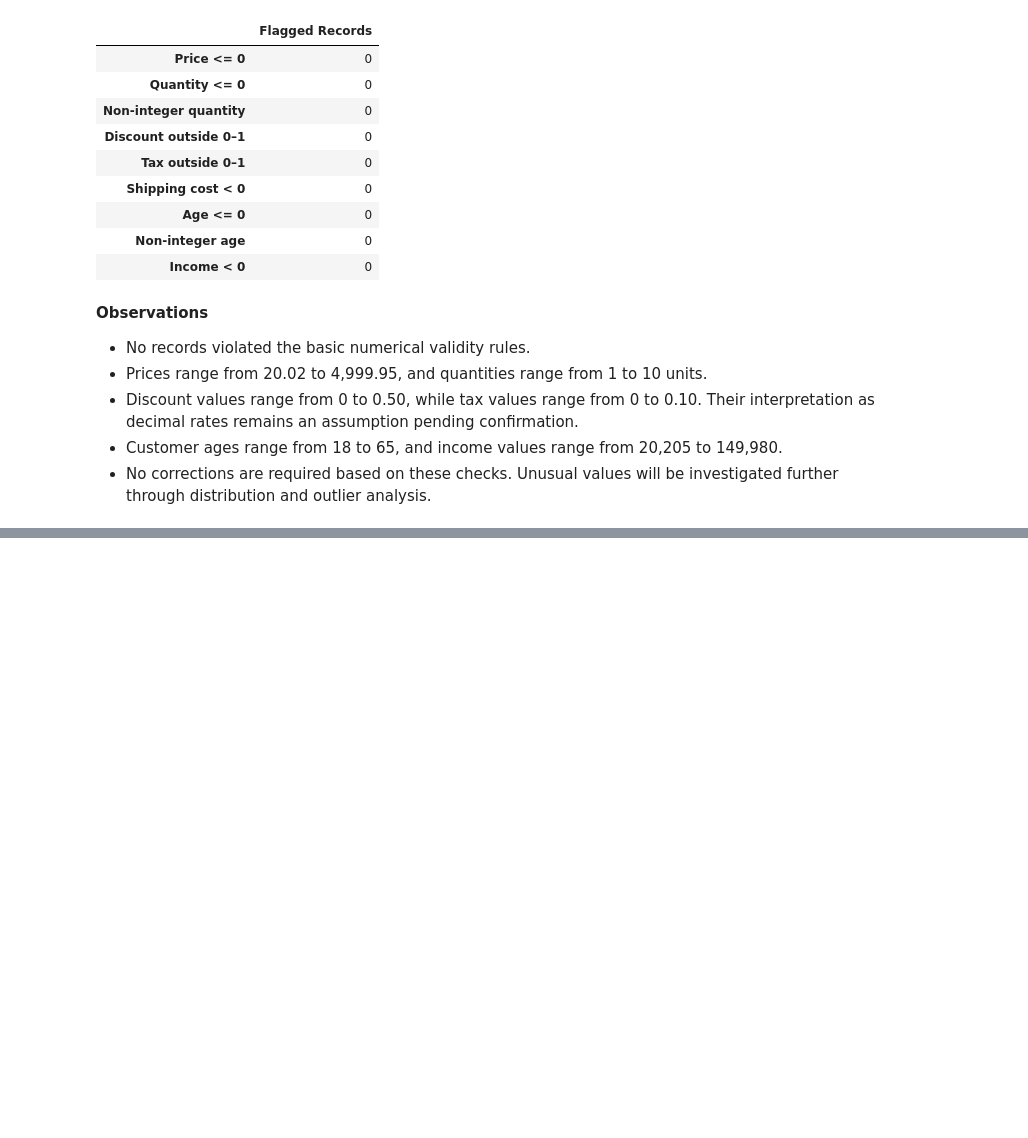
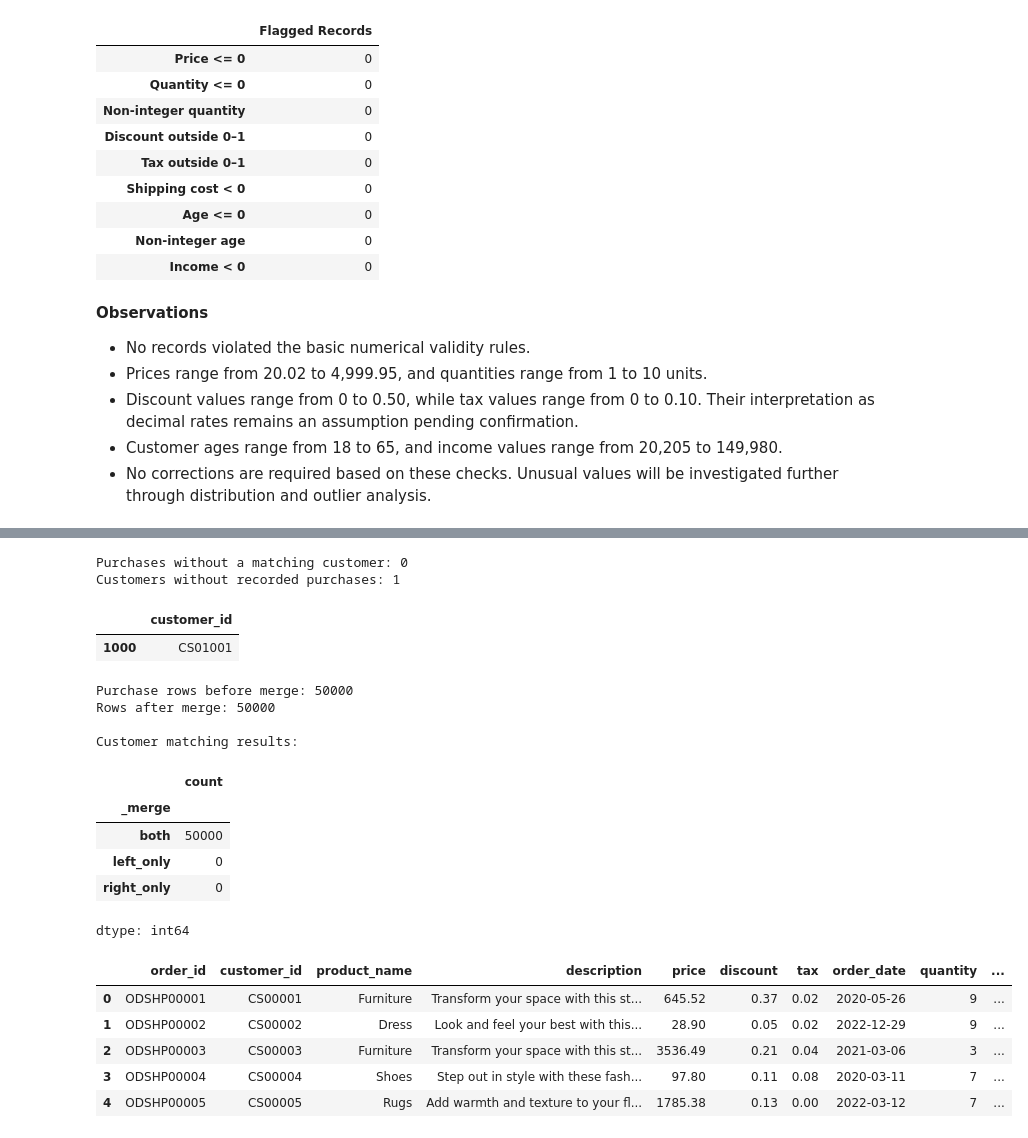
Before and after one commit to michellefengym-glitch/Market-Analysis, a Jupyter notebook: Capstone_Market_Analysis.ipynb, the cells around one changed output, grey strips where cells are left out. Drawn from its saved outputs; the diff is of its cells as text; code cells hidden in the pictures; blank space fills up the shorter version.

```diff
--- a/Capstone_Market_Analysis.ipynb
+++ b/Capstone_Market_Analysis.ipynb
@@ -310,0 +318,68 @@ Customer numerical summary:
+# %%
+# Find purchases with no matching customer
+unmatched_purchases = purchases_clean.loc[
+    ~purchases_clean["customer_id"].isin(
+        customers_clean["customer_id"]
+    )
+]
+
+print("Purchases without a matching customer:",
+      len(unmatched_purchases))
+
+# Find customers with no recorded purchases
+customers_without_purchases = customers_clean.loc[
+    ~customers_clean["customer_id"].isin(
+        purchases_clean["customer_id"]
+    )
+]
+
+print("Customers without recorded purchases:",
+      len(customers_without_purchases))
+
+display(customers_without_purchases[["customer_id"]])
+
+# Merge customer information into purchase records
+retail_data = purchases_clean.merge(
+    customers_clean,
+    on="customer_id",
+    how="left",
+    validate="many_to_one",
+    indicator=True
+)
+
+# Verify the merge
+print("\nPurchase rows before merge:", len(purchases_clean))
+print("Rows after merge:", len(retail_data))
+
+print("\nCustomer matching results:")
+display(retail_data["_merge"].value_counts())
+
+# Stop if the merge changes the number of purchase records
+assert len(retail_data) == len(purchases_clean), \
+    "The merge changed the number of purchase records."
+
+# Remove the temporary matching indicator
+retail_data = retail_data.drop(columns="_merge")
+
+display(retail_data.head())
+# %% [output]
+Purchases without a matching customer: 0
+Customers without recorded purchases: 1
+|  | customer_id |
+| 1000 | CS01001 |
+Purchase rows before merge: 50000
+Rows after merge: 50000
+
+Customer matching results:
+|  | count |
+| _merge |  |
+| both | 50000 |
+| left_only | 0 |
+| right_only | 0 |
+dtype: int64
+|  | order_id | customer_id | product_name | description | price | discount | tax | order_date | quantity | ... |
+| 0 | ODSHP00001 | CS00001 | Furniture | Transform your space with this st... | 645.52 | 0.37 | 0.02 | 2020-05-26 | 9 | ... |
+| 1 | ODSHP00002 | CS00002 | Dress | Look and feel your best with this... | 28.90 | 0.05 | 0.02 | 2022-12-29 | 9 | ... |
+| 2 | ODSHP00003 | CS00003 | Furniture | Transform your space with this st... | 3536.49 | 0.21 | 0.04 | 2021-03-06 | 3 | ... |
+| 3 | ODSHP00004 | CS00004 | Shoes | Step out in style with these fash... | 97.80 | 0.11 | 0.08 | 2020-03-11 | 7 | ... |
+| 4 | ODSHP00005 | CS00005 | Rugs | Add warmth and texture to your fl... | 1785.38 | 0.13 | 0.00 | 2022-03-12 | 7 | ... |
```
Also changed, not shown: parts of 2 cells of this notebook.
